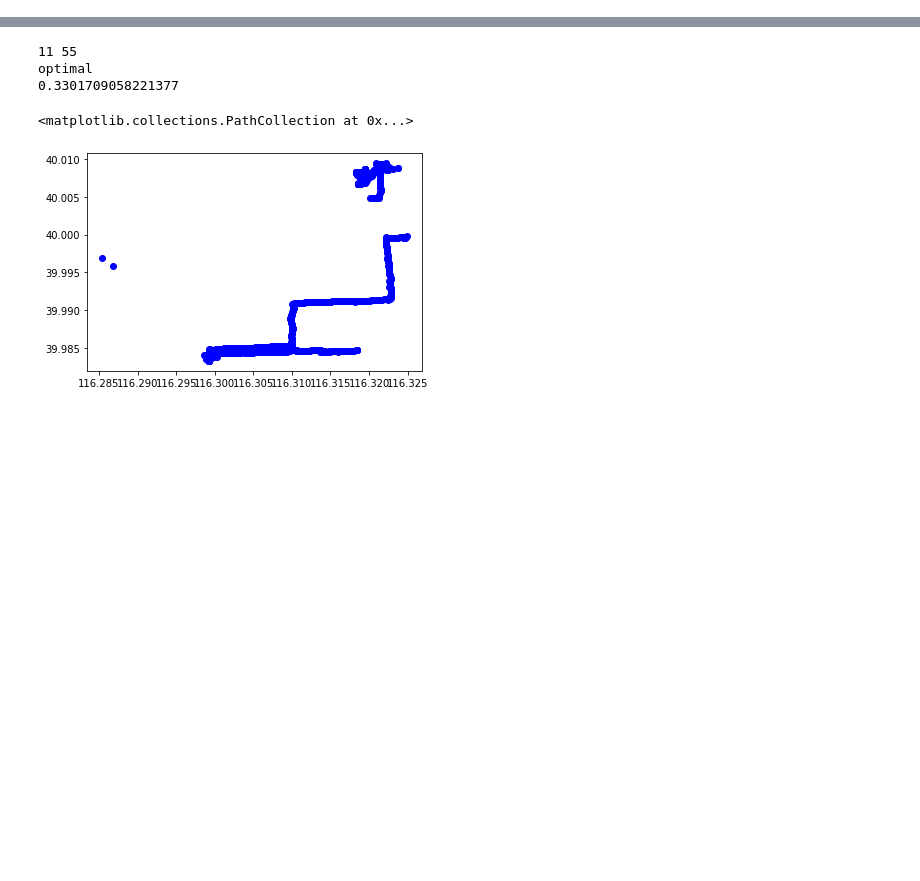
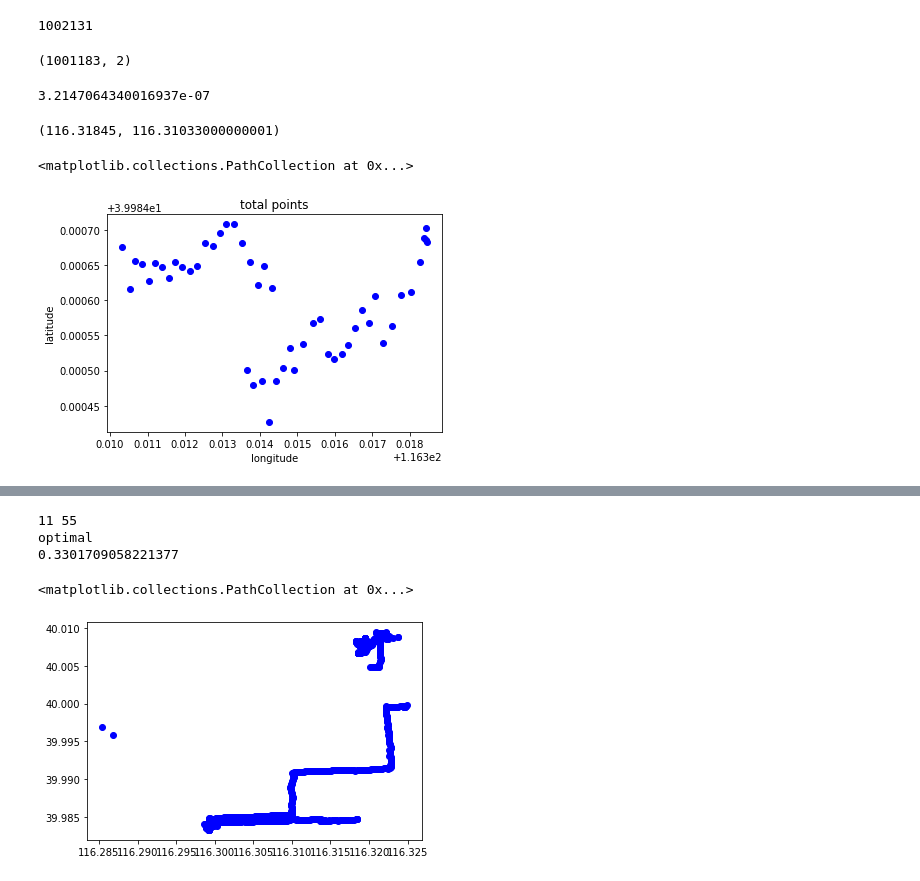
Before and after one commit to t07902301/mini-VAS, a Jupyter notebook: vis.ipynb, the cells around one changed output, grey strips where cells are left out. Saved outputs shown, nothing was run; the diff lists cells and outputs as text; code cells hidden in the pictures; blank space fills up the shorter version.

```diff
--- a/vis.ipynb
+++ b/vis.ipynb
@@ -4,5 +4,63 @@ import matplotlib.pyplot as plot
 import pandas as pd
 # from ilp import ilp
 from sample import *
+# %%
+# plt_files=[]
+import os
+# threshold=1e6
+plt=[]
+for dir,_,plt_files in os.walk('data/Data/'):
+    plt+=[os.path.join(dir,file) for file in plt_files]
+threshold=1e6
+df=pd.read_csv(plt[0],sep=',',names=['Latitude','Longitude','0','1','2','3','4'],skiprows=6)
+point_set=np.array(df.loc[:,['Longitude','Latitude']].values.tolist())
+point_set_size=point_set.shape[0]
+for file in plt[1:]:
+    df=pd.read_csv(file,sep=',',names=['Latitude','Longitude','0','1','2','3','4'],skiprows=6)
+    df_points=np.array(df.loc[:,['Longitude','Latitude']].values.tolist())
+    if df_points.shape==(0,):
+        continue
+    point_set=np.concatenate((point_set,df_points))
+    point_set_size+=df_points.shape[0]
+    if point_set_size>threshold:
+        break
+print(point_set_size)
+# %% [output]
+1002131
+# %%
+valid_points=[]
+for i in point_set:
+    try:
+        float_i=i.astype(float)
+        valid_points.append(float_i)
+    except:
+        pass
+valid_points=np.array(valid_points)
+valid_points.shape
+# %% [output]
+(1001183, 2)
+# %%
+prox=proximity(valid_points,set_eps=False)
+prox.epsilon
+# %% [output]
+3.2147064340016937e-07
 # %%
-df=pd.read_csv('/users/yiwei/data/Data/000/Trajectory/20081023025304.plt',sep=',',names=['Latitude','Longitude','0','1','2','3','4'],skiprows=6)
+df=pd.read_csv('data/Data/000/Trajectory/20081023025304.plt',sep=',',names=['Latitude','Longitude','0','1','2','3','4'],skiprows=6)
+point_set_1=np.array(df.loc[:49,['Longitude','Latitude']].values.tolist())
+# %%
+max(point_set_1[:,0]),min(point_set_1[:,0])
+# %% [output]
+(116.31845, 116.31033000000001)
+# %%
+x=point_set_1[:,0]
+y=point_set_1[:,1]
+
+# plot.xlim(116.31,116)
+# plot.figure(figsize=(20,10))
+plot.xlabel('longitude')
+plot.ylabel('latitude')
+plot.title('total points')
+plot.scatter(x,y,c='b')
+# %% [output]
+<matplotlib.collections.PathCollection at 0x...>
+[figure, added]
```
Also changed, not shown: parts of 44 cells of this notebook, 2 other files.
